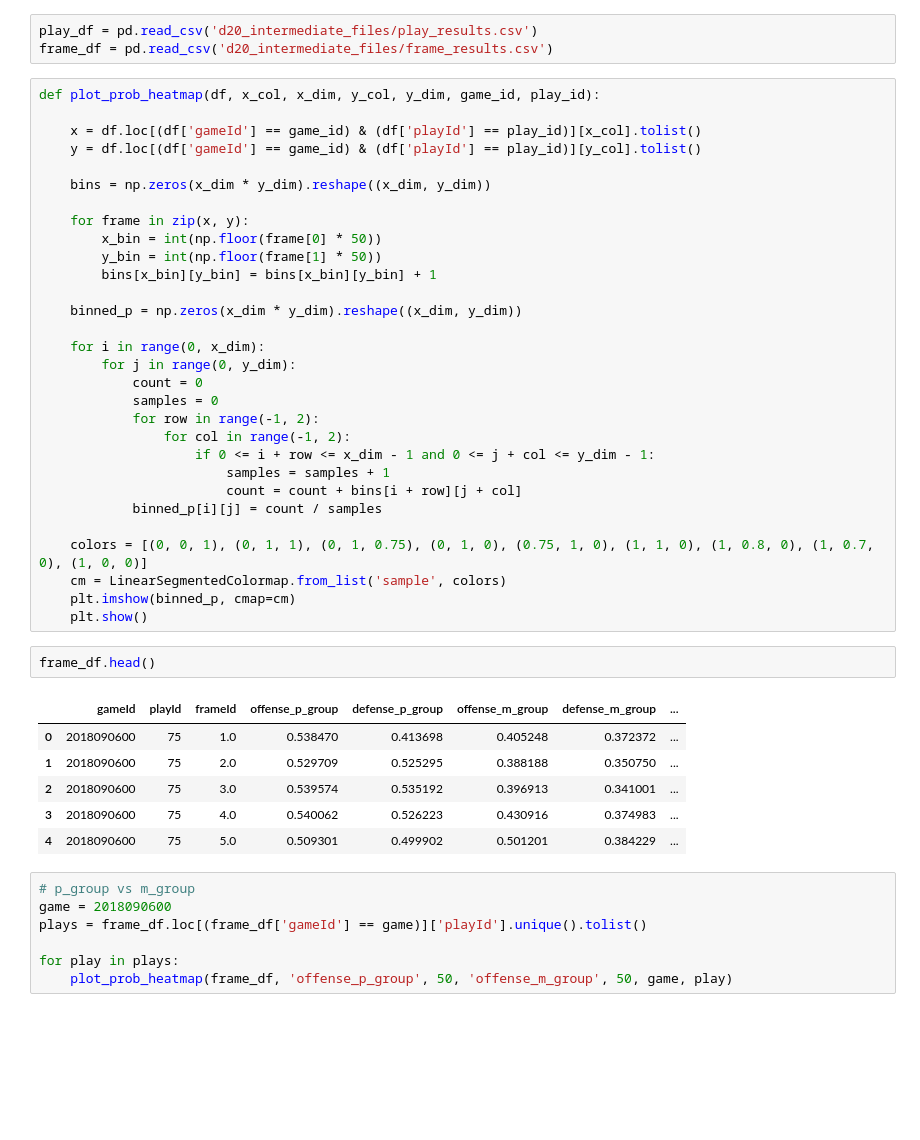
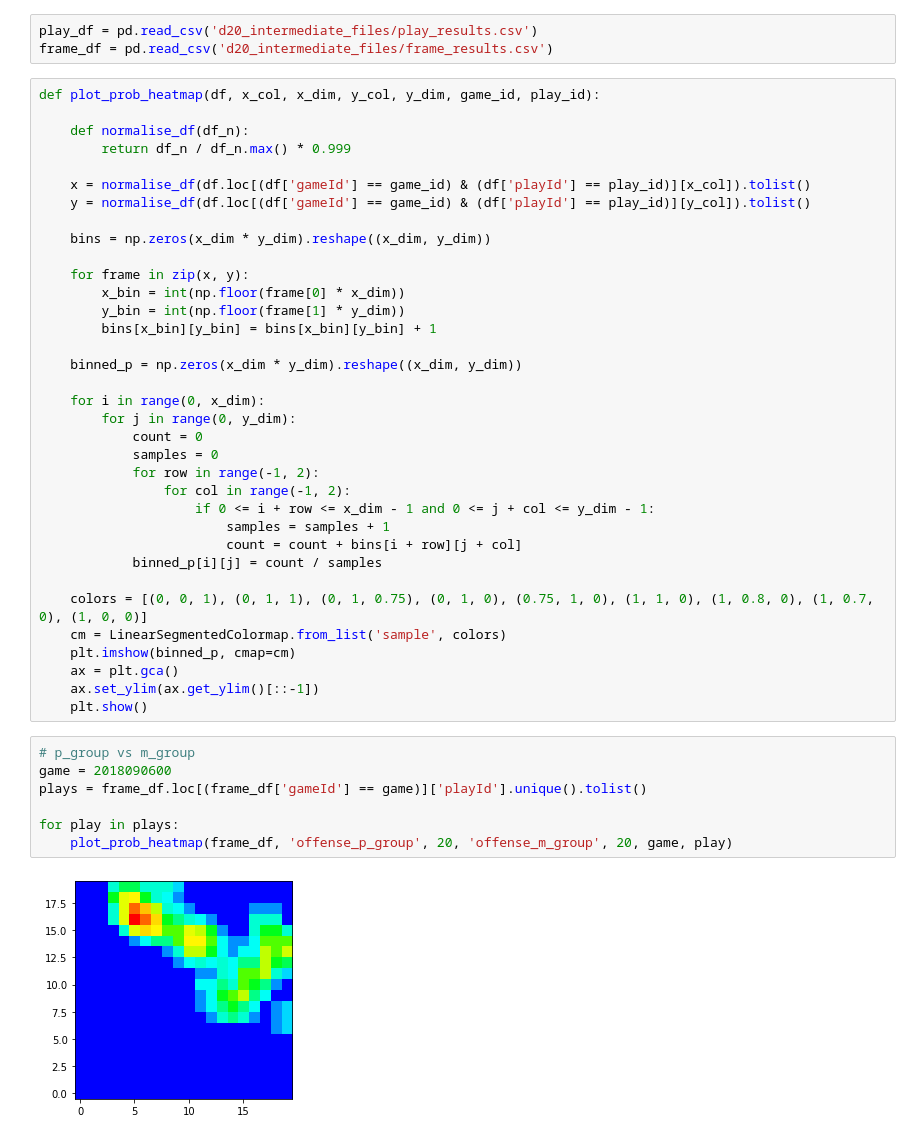
Before and after one commit to sskett/cosc301, a Jupyter notebook: testing.ipynb, the cells around one changed output. Cells and saved outputs as stored; diff of their text form; blank space fills up the shorter version.

Commit message:
Corrected error in v_group calculation. Heatmap prototype working properly.

```diff
--- a/testing.ipynb
+++ b/testing.ipynb
@@ -9,14 +9,17 @@ frame_df = pd.read_csv('d20_intermediate_files/frame_results.csv')
 # %%
 def plot_prob_heatmap(df, x_col, x_dim, y_col, y_dim, game_id, play_id):
 
-    x = df.loc[(df['gameId'] == game_id) & (df['playId'] == play_id)][x_col].tolist()
-    y = df.loc[(df['gameId'] == game_id) & (df['playId'] == play_id)][y_col].tolist()
+    def normalise_df(df_n):
+        return df_n / df_n.max() * 0.999
+
+    x = normalise_df(df.loc[(df['gameId'] == game_id) & (df['playId'] == play_id)][x_col]).tolist()
+    y = normalise_df(df.loc[(df['gameId'] == game_id) & (df['playId'] == play_id)][y_col]).tolist()
 
     bins = np.zeros(x_dim * y_dim).reshape((x_dim, y_dim))
 
     for frame in zip(x, y):
-        x_bin = int(np.floor(frame[0] * 50))
-        y_bin = int(np.floor(frame[1] * 50))
+        x_bin = int(np.floor(frame[0] * x_dim))
+        y_bin = int(np.floor(frame[1] * y_dim))
         bins[x_bin][y_bin] = bins[x_bin][y_bin] + 1
 
     binned_p = np.zeros(x_dim * y_dim).reshape((x_dim, y_dim))
@@ -35,20 +38,15 @@ def plot_prob_heatmap(df, x_col, x_dim, y_col, y_dim, game_id, play_id):
     colors = [(0, 0, 1), (0, 1, 1), (0, 1, 0.75), (0, 1, 0), (0.75, 1, 0), (1, 1, 0), (1, 0.8, 0), (1, 0.7, 0), (1, 0, 0)]
     cm = LinearSegmentedColormap.from_list('sample', colors)
     plt.imshow(binned_p, cmap=cm)
+    ax = plt.gca()
+    ax.set_ylim(ax.get_ylim()[::-1])
     plt.show()
-# %%
-frame_df.head()
-# %% [output]
-|  | gameId | playId | frameId | offense_p_group | defense_p_group | offense_m_group | defense_m_group | ... |
-| 0 | 2018090600 | 75 | 1.0 | 0.538470 | 0.413698 | 0.405248 | 0.372372 | ... |
-| 1 | 2018090600 | 75 | 2.0 | 0.529709 | 0.525295 | 0.388188 | 0.350750 | ... |
-| 2 | 2018090600 | 75 | 3.0 | 0.539574 | 0.535192 | 0.396913 | 0.341001 | ... |
-| 3 | 2018090600 | 75 | 4.0 | 0.540062 | 0.526223 | 0.430916 | 0.374983 | ... |
-| 4 | 2018090600 | 75 | 5.0 | 0.509301 | 0.499902 | 0.501201 | 0.384229 | ... |
 # %%
 # p_group vs m_group
 game = 2018090600
 plays = frame_df.loc[(frame_df['gameId'] == game)]['playId'].unique().tolist()
 
 for play in plays:
-    plot_prob_heatmap(frame_df, 'offense_p_group', 50, 'offense_m_group', 50, game, play)
+    plot_prob_heatmap(frame_df, 'offense_p_group', 20, 'offense_m_group', 20, game, play)
+# %% [output]
+[figure, added]
```
Also changed, not shown: parts of 3 cells of this notebook, 2 other files.
